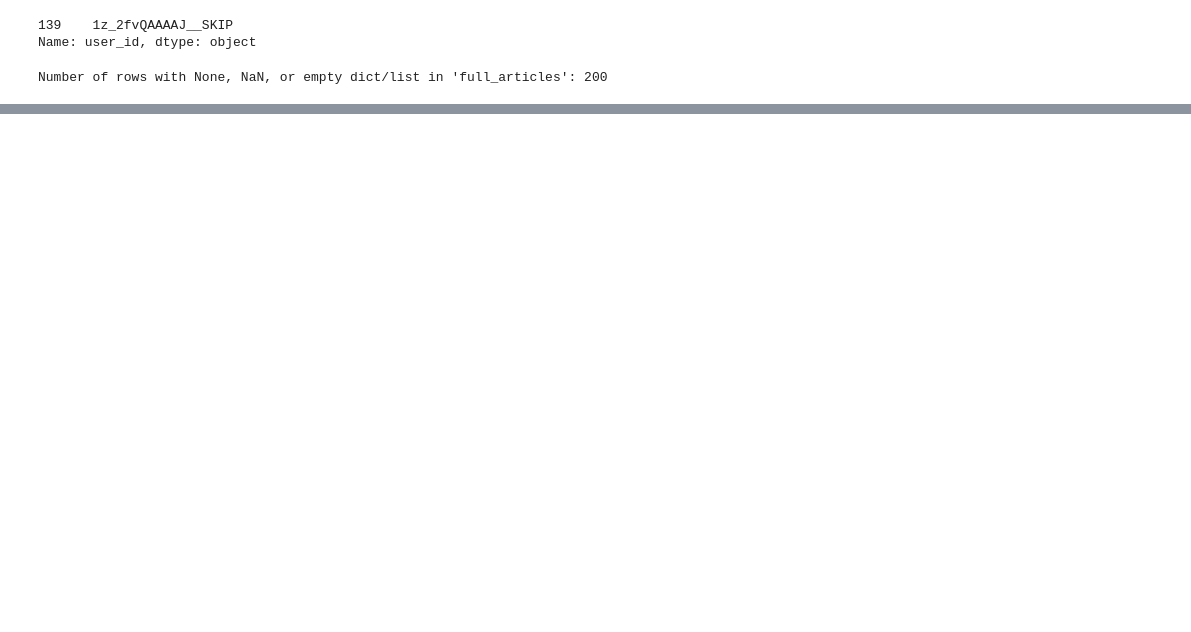
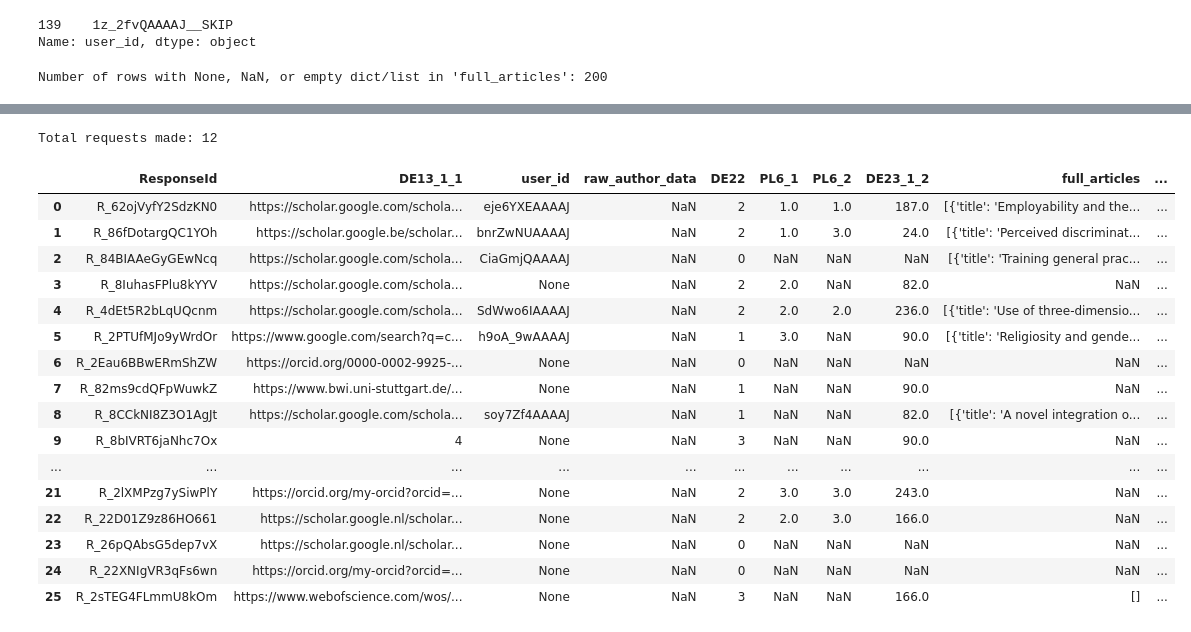
Before and after one commit to Ppandda/parenthood, a Jupyter notebook: parenthood_europe/notebooks/H1/get_data/getting_temporal_data.ipynb, the cells around one changed output, grey strips where cells are left out. Cells and saved outputs as stored; diff of their text form; code cells hidden in the pictures; blank space fills up the shorter version.

```diff
--- a/parenthood_europe/notebooks/H1/get_data/getting_temporal_data.ipynb
+++ b/parenthood_europe/notebooks/H1/get_data/getting_temporal_data.ipynb
@@ -1743,0 +1822,56 @@ Number of rows with None, NaN, or empty dict/list in 'full_articles': 200
+# %%
+# setup: make indexing unambiguous and allow dict/list cells
+not_found_gs_df = not_found_gs_df.reset_index(drop=True)
+
+for col in ['full_articles', 'cited_by', 'citation_graph', 'author_metadata']:
+    if col not in not_found_gs_df.columns:
+        not_found_gs_df[col] = None
+    not_found_gs_df[col] = not_found_gs_df[col].astype(object)
+# %%
+total_requests = 0
+MAX_TOTAL_REQUESTS = 250
+
+for idx in not_found_gs_df.index:
+    uid = not_found_gs_df.at[idx, 'user_id']
+
+    if not uid or str(uid).lower() in ("none", "nan"):
+        continue
+
+    if total_requests >= MAX_TOTAL_REQUESTS:
+        break
+
+    res = fetch_articles_and_citations(uid, api_key)
+    total_requests += 1
+
+    if isinstance(res, dict) and 'error' not in res:
+        cb = res.get('cited_by') or {}
+        not_found_gs_df.at[idx, 'full_articles']   = res.get('articles', [])
+        not_found_gs_df.at[idx, 'cited_by']        = cb
+        not_found_gs_df.at[idx, 'citation_graph']  = cb.get('graph', [])
+        not_found_gs_df.at[idx, 'author_metadata'] = res.get('author', {})
+    else:
+        print(f"Fetch failed for row {idx}, user_id={uid}: {res}")
+
+print(f"Total requests made: {total_requests}")
+# %% [output]
+Total requests made: 12
+# %%
+not_found_gs_df
+# %% [output]
+|  | ResponseId | DE13_1_1 | user_id | raw_author_data | DE22 | PL6_1 | PL6_2 | DE23_1_2 | full_articles | ... |
+| 0 | R_62ojVyfY2SdzKN0 | https://scholar.google.com/schola... | eje6YXEAAAAJ | NaN | 2 | 1.0 | 1.0 | 187.0 | [{'title': 'Employability and the... | ... |
+| 1 | R_86fDotargQC1YOh | https://scholar.google.be/scholar... | bnrZwNUAAAAJ | NaN | 2 | 1.0 | 3.0 | 24.0 | [{'title': 'Perceived discriminat... | ... |
+| 2 | R_84BIAAeGyGEwNcq | https://scholar.google.com/schola... | CiaGmjQAAAAJ | NaN | 0 | NaN | NaN | NaN | [{'title': 'Training general prac... | ... |
+| 3 | R_8IuhasFPlu8kYYV | https://scholar.google.com/schola... | None | NaN | 2 | 2.0 | NaN | 82.0 | NaN | ... |
+| 4 | R_4dEt5R2bLqUQcnm | https://scholar.google.com/schola... | SdWwo6IAAAAJ | NaN | 2 | 2.0 | 2.0 | 236.0 | [{'title': 'Use of three-dimensio... | ... |
+| 5 | R_2PTUfMJo9yWrdOr | https://www.google.com/search?q=c... | h9oA_9wAAAAJ | NaN | 1 | 3.0 | NaN | 90.0 | [{'title': 'Religiosity and gende... | ... |
+| 6 | R_2Eau6BBwERmShZW | https://orcid.org/0000-0002-9925-... | None | NaN | 0 | NaN | NaN | NaN | NaN | ... |
+| 7 | R_82ms9cdQFpWuwkZ | https://www.bwi.uni-stuttgart.de/... | None | NaN | 1 | NaN | NaN | 90.0 | NaN | ... |
+| 8 | R_8CCkNI8Z3O1AgJt | https://scholar.google.com/schola... | soy7Zf4AAAAJ | NaN | 1 | NaN | NaN | 82.0 | [{'title': 'A novel integration o... | ... |
+| 9 | R_8bIVRT6jaNhc7Ox | 4 | None | NaN | 3 | NaN | NaN | 90.0 | NaN | ... |
+| ... | ... | ... | ... | ... | ... | ... | ... | ... | ... | ... |
+| 21 | R_2lXMPzg7ySiwPlY | https://orcid.org/my-orcid?orcid=... | None | NaN | 2 | 3.0 | 3.0 | 243.0 | NaN | ... |
+| 22 | R_22D01Z9z86HO661 | https://scholar.google.nl/scholar... | None | NaN | 2 | 2.0 | 3.0 | 166.0 | NaN | ... |
+| 23 | R_26pQAbsG5dep7vX | https://scholar.google.nl/scholar... | None | NaN | 0 | NaN | NaN | NaN | NaN | ... |
+| 24 | R_22XNIgVR3qFs6wn | https://orcid.org/my-orcid?orcid=... | None | NaN | 0 | NaN | NaN | NaN | NaN | ... |
+| 25 | R_2sTEG4FLmmU8kOm | https://www.webofscience.com/wos/... | None | NaN | 3 | NaN | NaN | 166.0 | [] | ... |
```
Also changed, not shown: parts of 41 cells of this notebook, 1 other file.
